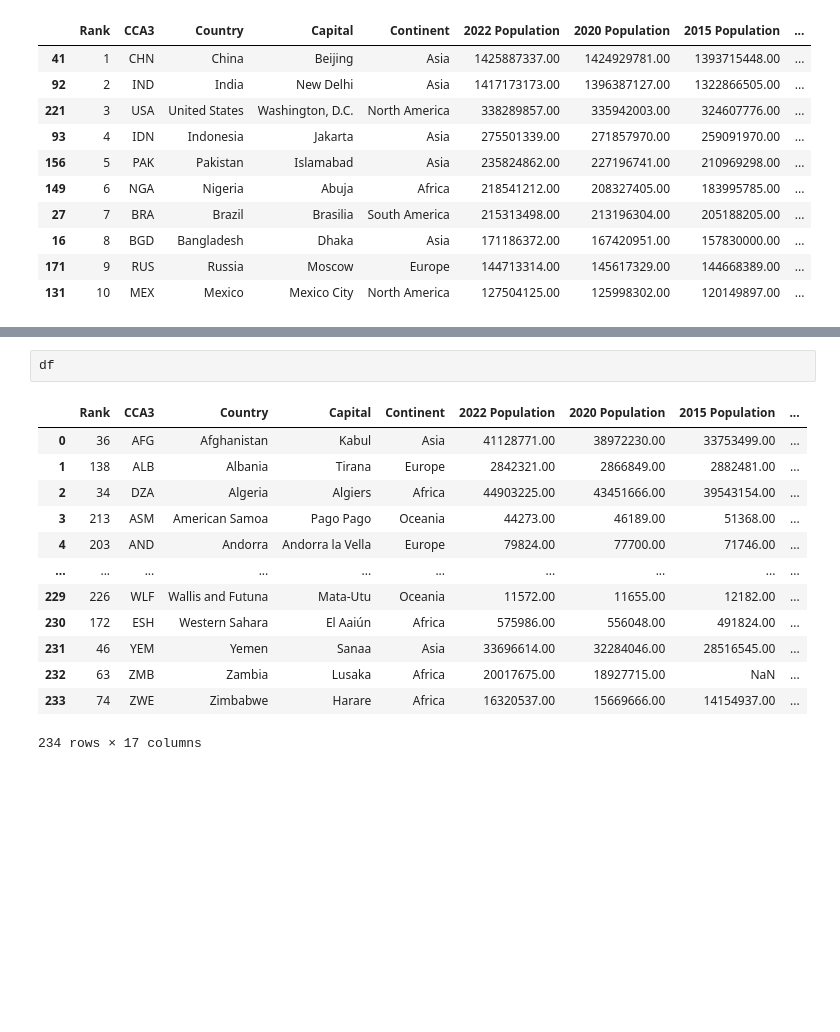
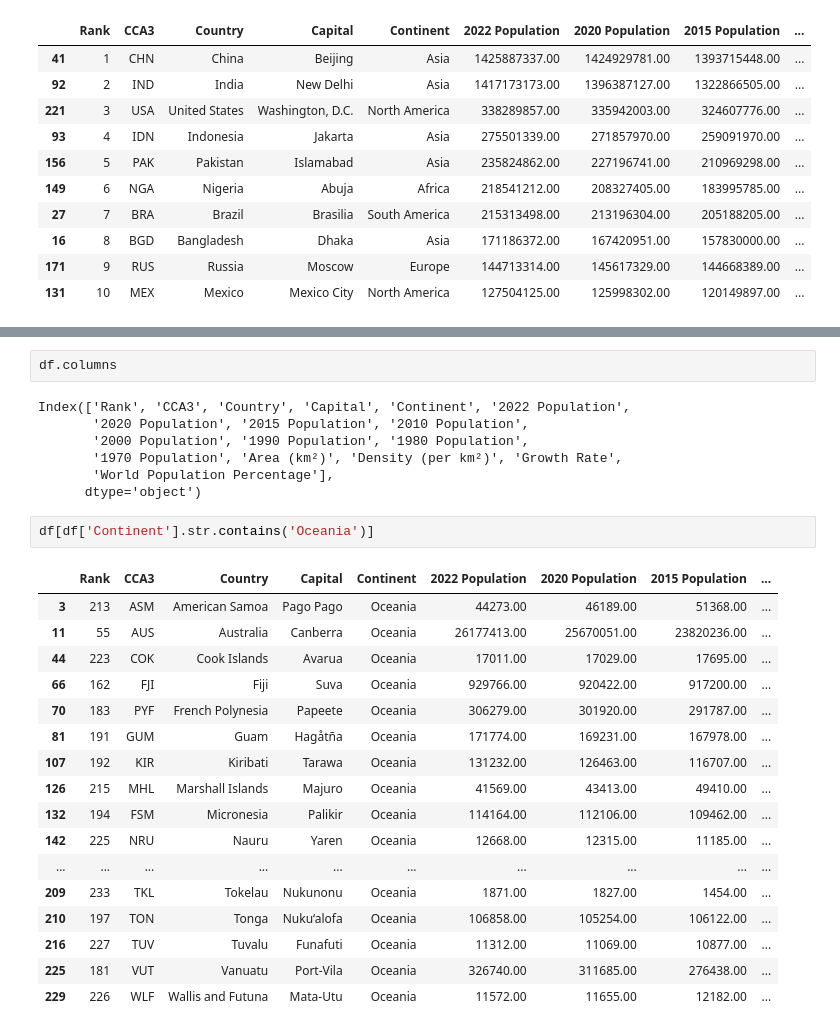
Before and after one commit to alghif4ri/Python-Pandas-Learning, a Jupyter notebook: Exploratory Data Analysis.ipynb, the cells around one changed output, grey strips where cells are left out. Cells and saved outputs as stored; diff of their text form; blank space fills up the shorter version.

```diff
--- a/Exploratory Data Analysis.ipynb
+++ b/Exploratory Data Analysis.ipynb
@@ -135,16 +146,29 @@ plt.show()
 # %%
-df
+df.columns
 # %% [output]
-|  | Rank | CCA3 | Country | Capital | Continent | 2022 Population | 2020 Population | 2015 Population | ... |
-| 0 | 36 | AFG | Afghanistan | Kabul | Asia | 41128771.00 | 38972230.00 | 33753499.00 | ... |
-| 1 | 138 | ALB | Albania | Tirana | Europe | 2842321.00 | 2866849.00 | 2882481.00 | ... |
-| 2 | 34 | DZA | Algeria | Algiers | Africa | 44903225.00 | 43451666.00 | 39543154.00 | ... |
-| 3 | 213 | ASM | American Samoa | Pago Pago | Oceania | 44273.00 | 46189.00 | 51368.00 | ... |
-| 4 | 203 | AND | Andorra | Andorra la Vella | Europe | 79824.00 | 77700.00 | 71746.00 | ... |
-| ... | ... | ... | ... | ... | ... | ... | ... | ... | ... |
-| 229 | 226 | WLF | Wallis and Futuna | Mata-Utu | Oceania | 11572.00 | 11655.00 | 12182.00 | ... |
-| 230 | 172 | ESH | Western Sahara | El Aaiún | Africa | 575986.00 | 556048.00 | 491824.00 | ... |
-| 231 | 46 | YEM | Yemen | Sanaa | Asia | 33696614.00 | 32284046.00 | 28516545.00 | ... |
-| 232 | 63 | ZMB | Zambia | Lusaka | Africa | 20017675.00 | 18927715.00 | NaN | ... |
-| 233 | 74 | ZWE | Zimbabwe | Harare | Africa | 16320537.00 | 15669666.00 | 14154937.00 | ... |
-234 rows × 17 columns
+Index(['Rank', 'CCA3', 'Country', 'Capital', 'Continent', '2022 Population',
+       '2020 Population', '2015 Population', '2010 Population',
+       '2000 Population', '1990 Population', '1980 Population',
+       '1970 Population', 'Area (km²)', 'Density (per km²)', 'Growth Rate',
+       'World Population Percentage'],
+      dtype='object')
+# %%
+df[df['Continent'].str.contains('Oceania')]
+# %% [output]
+|  | Rank | CCA3 | Country | Capital | Continent | 2022 Population | 2020 Population | 2015 Population | ... |
+| 3 | 213 | ASM | American Samoa | Pago Pago | Oceania | 44273.00 | 46189.00 | 51368.00 | ... |
+| 11 | 55 | AUS | Australia | Canberra | Oceania | 26177413.00 | 25670051.00 | 23820236.00 | ... |
+| 44 | 223 | COK | Cook Islands | Avarua | Oceania | 17011.00 | 17029.00 | 17695.00 | ... |
+| 66 | 162 | FJI | Fiji | Suva | Oceania | 929766.00 | 920422.00 | 917200.00 | ... |
+| 70 | 183 | PYF | French Polynesia | Papeete | Oceania | 306279.00 | 301920.00 | 291787.00 | ... |
+| 81 | 191 | GUM | Guam | Hagåtña | Oceania | 171774.00 | 169231.00 | 167978.00 | ... |
+| 107 | 192 | KIR | Kiribati | Tarawa | Oceania | 131232.00 | 126463.00 | 116707.00 | ... |
+| 126 | 215 | MHL | Marshall Islands | Majuro | Oceania | 41569.00 | 43413.00 | 49410.00 | ... |
+| 132 | 194 | FSM | Micronesia | Palikir | Oceania | 114164.00 | 112106.00 | 109462.00 | ... |
+| 142 | 225 | NRU | Nauru | Yaren | Oceania | 12668.00 | 12315.00 | 11185.00 | ... |
+| ... | ... | ... | ... | ... | ... | ... | ... | ... | ... |
+| 209 | 233 | TKL | Tokelau | Nukunonu | Oceania | 1871.00 | 1827.00 | 1454.00 | ... |
+| 210 | 197 | TON | Tonga | Nuku‘alofa | Oceania | 106858.00 | 105254.00 | 106122.00 | ... |
+| 216 | 227 | TUV | Tuvalu | Funafuti | Oceania | 11312.00 | 11069.00 | 10877.00 | ... |
+| 225 | 181 | VUT | Vanuatu | Port-Vila | Oceania | 326740.00 | 311685.00 | 276438.00 | ... |
+| 229 | 226 | WLF | Wallis and Futuna | Mata-Utu | Oceania | 11572.00 | 11655.00 | 12182.00 | ... |
```
Also changed, not shown: parts of 7 cells of this notebook.
